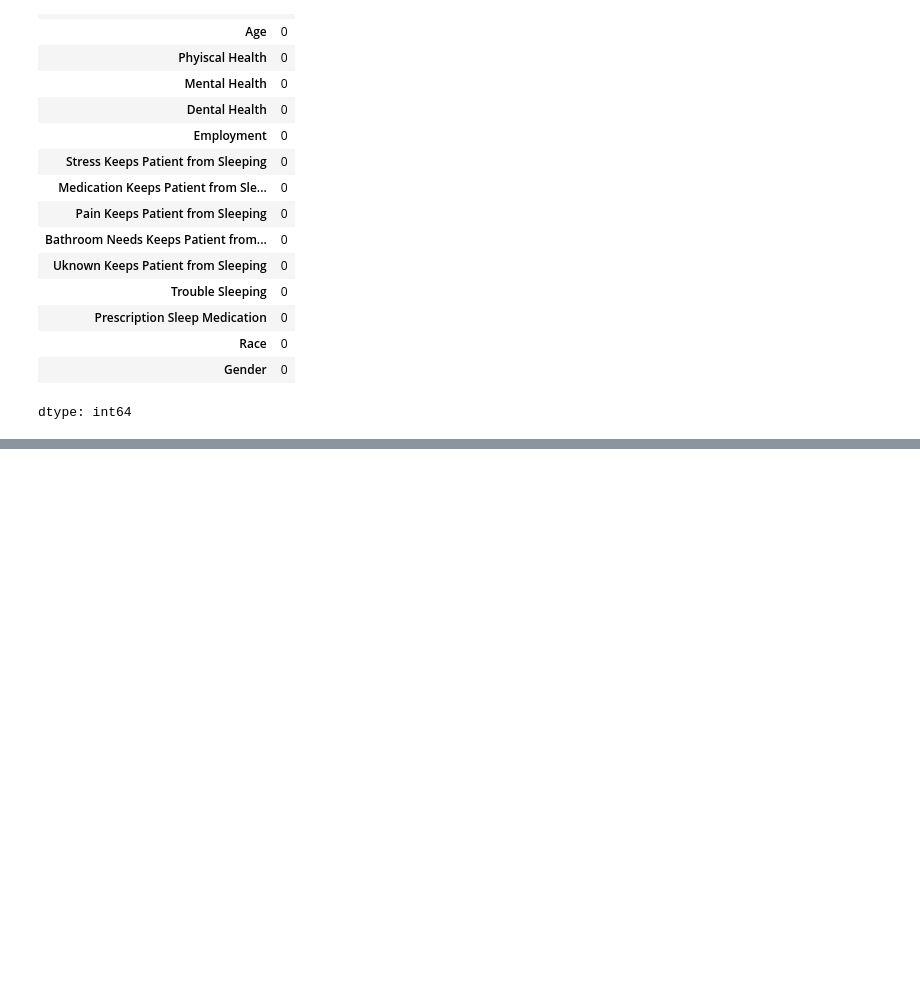
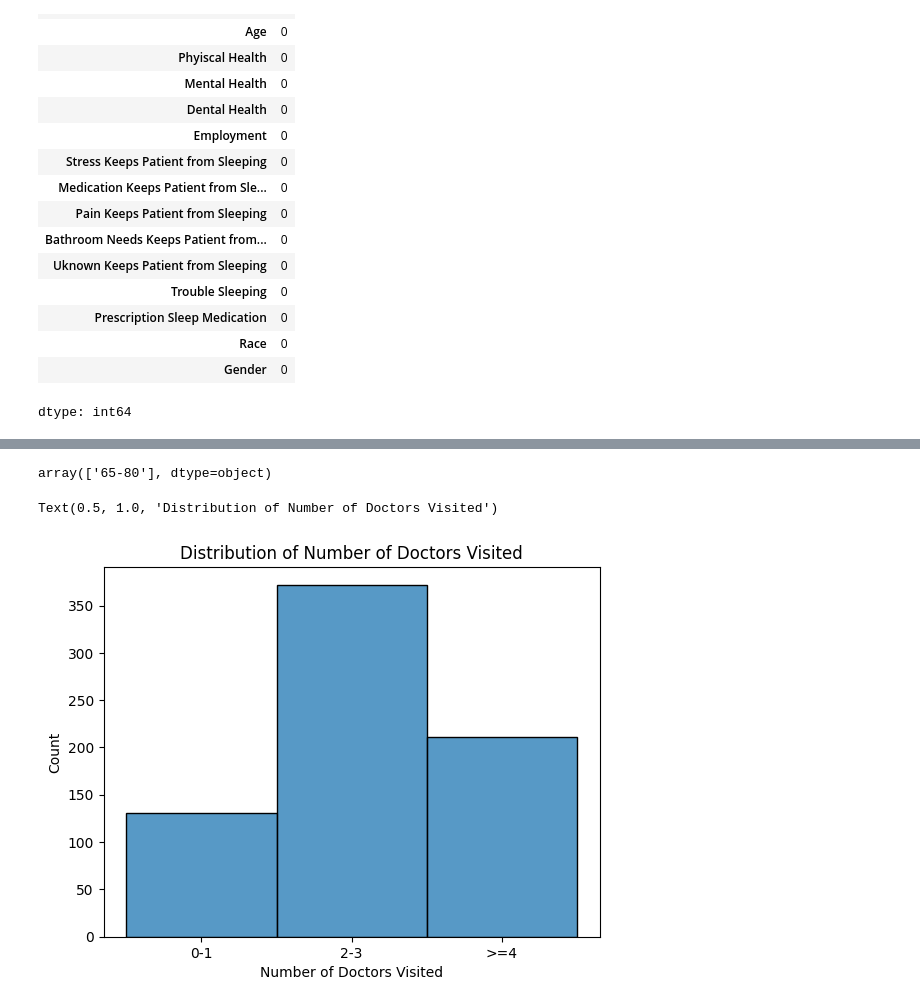
Before and after one commit to tracyhua2/DS3001, a Jupyter notebook: Final Project/DS3001_EDA.ipynb, the cells around one changed output, grey strips where cells are left out. Saved outputs shown, nothing was run; the diff lists cells and outputs as text; code cells hidden in the pictures; blank space fills up the shorter version.

```diff
--- a/Final Project/DS3001_EDA.ipynb
+++ b/Final Project/DS3001_EDA.ipynb
@@ -71,0 +151,13 @@ print(y.head())
+# %%
+label_df['Age'].unique()
+# %% [output]
+array(['65-80'], dtype=object)
+# %%
+# Distribution of Number of Doctors Visited
+label_df['Number of Doctors Visited'] = pd.Categorical(label_df['Number of Doctors Visited'], categories=['0-1','2-3','>=4'], ordered=True)
+
+sns.histplot(label_df['Number of Doctors Visited'], bins=15)
+plt.title('Distribution of Number of Doctors Visited')
+# %% [output]
+Text(0.5, 1.0, 'Distribution of Number of Doctors Visited')
+[figure, added]
```
Also changed, not shown: parts of 16 cells of this notebook.
